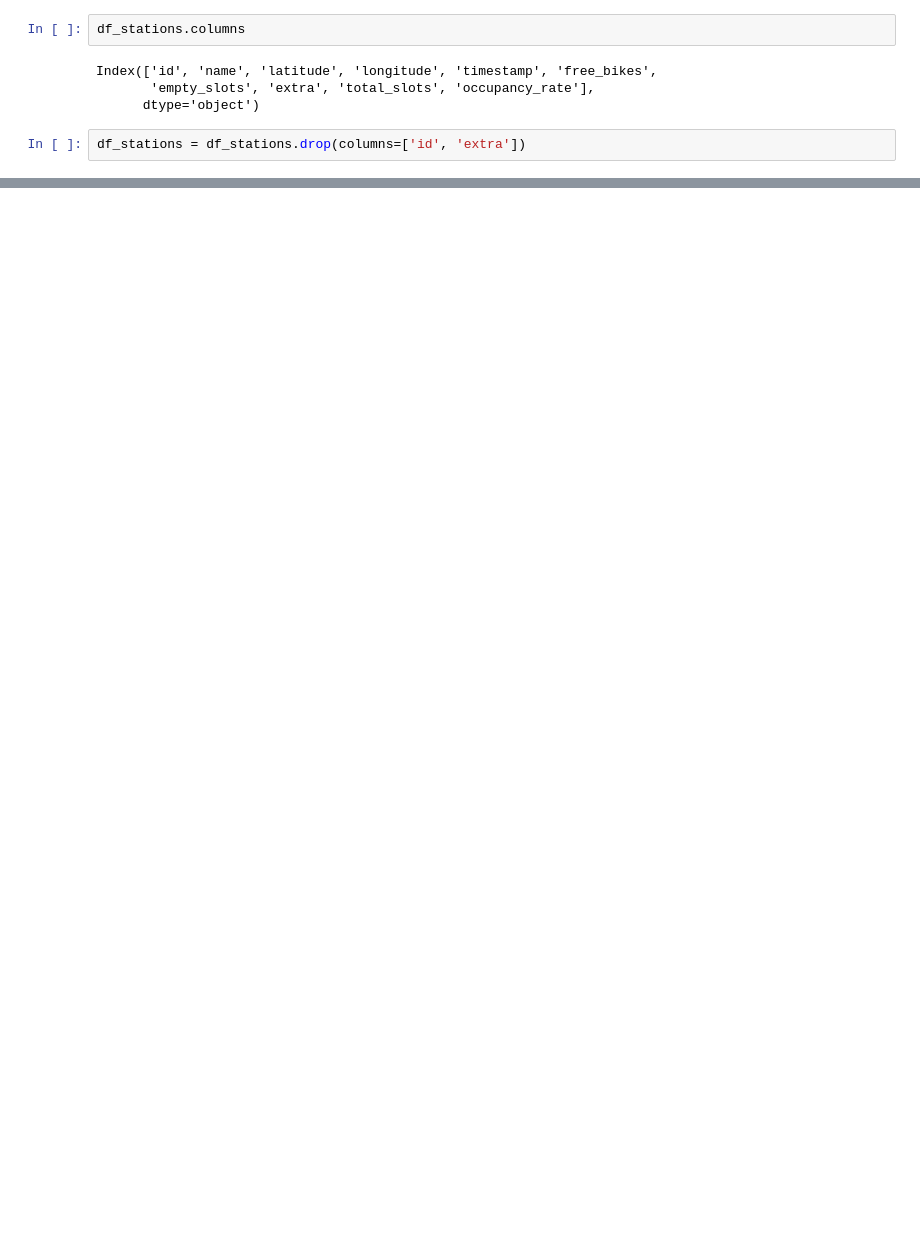
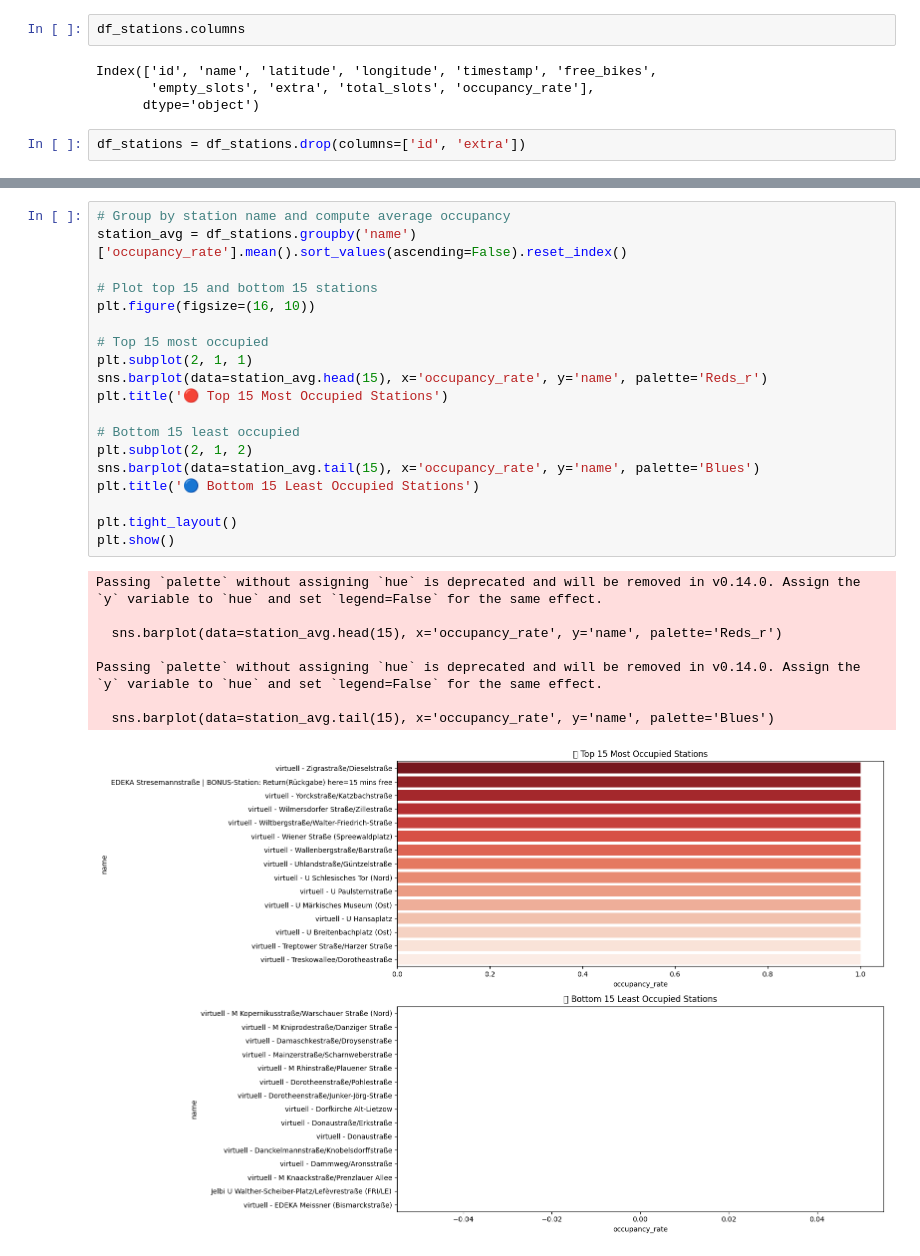
Before and after one commit to LuisaPolicarpo/Berlin-Bike-Sharing, a Jupyter notebook: Berlin_Bike_Sharing.ipynb, the cells around one changed output, grey strips where cells are left out. Cells and saved outputs as stored; diff of their text form; blank space fills up the shorter version.

```diff
--- a/Berlin_Bike_Sharing.ipynb
+++ b/Berlin_Bike_Sharing.ipynb
@@ -63 +106,29 @@ df_stations
 4054 rows × 8 columns
+# %%
+# Group by station name and compute average occupancy
+station_avg = df_stations.groupby('name')['occupancy_rate'].mean().sort_values(ascending=False).reset_index()
+
+# Plot top 15 and bottom 15 stations
+plt.figure(figsize=(16, 10))
+
+# Top 15 most occupied
+plt.subplot(2, 1, 1)
+sns.barplot(data=station_avg.head(15), x='occupancy_rate', y='name', palette='Reds_r')
+plt.title('🔴 Top 15 Most Occupied Stations')
+
+# Bottom 15 least occupied
+plt.subplot(2, 1, 2)
+sns.barplot(data=station_avg.tail(15), x='occupancy_rate', y='name', palette='Blues')
+plt.title('🔵 Bottom 15 Least Occupied Stations')
+
+plt.tight_layout()
+plt.show()
+# %% [output]
+Passing `palette` without assigning `hue` is deprecated and will be removed in v0.14.0. Assign the `y` variable to `hue` and set `legend=False` for the same effect.
+
+  sns.barplot(data=station_avg.head(15), x='occupancy_rate', y='name', palette='Reds_r')
+
+Passing `palette` without assigning `hue` is deprecated and will be removed in v0.14.0. Assign the `y` variable to `hue` and set `legend=False` for the same effect.
+
+  sns.barplot(data=station_avg.tail(15), x='occupancy_rate', y='name', palette='Blues')
+[figure, added]
```
Also changed, not shown: parts of 5 cells of this notebook.
